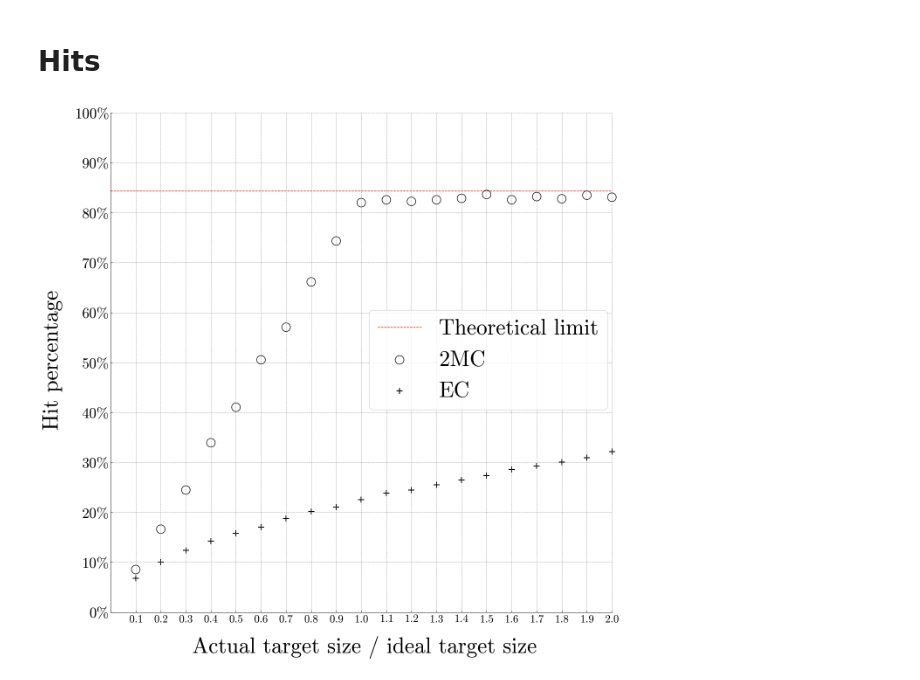
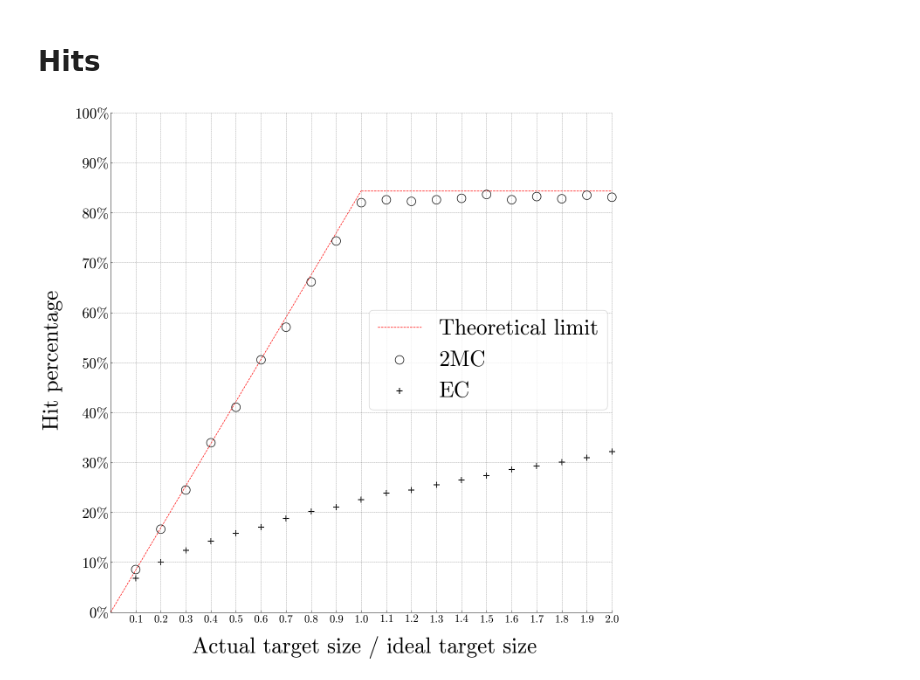
Before and after one commit to ssteinberg/solar_optical_concentrator, a Jupyter notebook: plotfin2.ipynb, the cells around one changed output. Cells and saved outputs as stored; diff of their text form; code cells hidden in the pictures.

```diff
--- a/plotfin2.ipynb
+++ b/plotfin2.ipynb
@@ -132,32 +153,34 @@ ax.tick_params(axis = 'y', which = 'both', direction = 'in', left = True, right
 ax.yaxis.set_major_formatter(ticker.StrMethodFormatter(r"{x:.0f}$\%$"))
 
 ax.spines['left'].set_position(('data', 0))
 ax.spines['left'].set_bounds((0, 100))
 ax.spines['left'].set_linewidth(0.5)
 ax.spines['bottom'].set_position(('data', 0))
 ax.spines['bottom'].set_bounds((0, 2))
 ax.spines['bottom'].set_linewidth(0.5)
 ax.spines['right'].set_position(('data', 0))
 ax.spines['right'].set_bounds((0, 100))
 ax.spines['right'].set_linewidth(0.5)
 ax.spines['top'].set_position(('data', 0))
 ax.spines['top'].set_bounds((0, 2))
 ax.spines['top'].set_linewidth(0.5)
 
-ax.plot([0, 2], [a_max / 180 * 100, a_max / 180 * 100], zorder = 0, linestyle = 'dashed', linewidth = 1, color = 'red', label = "Theoretical limit")
+ax.plot([0, 1], [0, a_max / 180 * 100], zorder = 0, linestyle = 'dashed', linewidth = 1, color = 'red', label = "Theoretical limit")
+ax.plot([1, 2], [a_max / 180 * 100, a_max / 180 * 100], zorder = 0, linestyle = 'dashed', linewidth = 1, color = 'red')
+
 hit2mc = np.loadtxt('finaldata/plot2/data2mc/hits.csv', delimiter = ',')
 ax.scatter(hit2mc[:, 0], hit2mc[:, 1] * 100, marker = 'o', s = 200, facecolors = 'none', edgecolors = (0, 0, 0), label = "2MC")
 hitell = np.loadtxt('finaldata/plot2/dataell/hits.csv', delimiter = ',')
 ax.scatter(hitell[:, 0], hitell[:, 1] * 100, marker = '+', s = 100, color = (0, 0, 0), label = "EC")
 
 ax.hlines(y = [0, 10, 20, 30, 40, 50, 60, 70, 80, 90, 100], xmin = 0, xmax = 2, linestyle = 'dashed', linewidth = 0.5, color = 'grey')
 ax.vlines(x = [0, 0.1, 0.2, 0.3, 0.4, 0.5, 0.6, 0.7, 0.8, 0.9, 1.0, 1.1, 1.2, 1.3, 1.4, 1.5, 1.6, 1.7, 1.8, 1.9, 2.0], ymin = 0, ymax = 100, linestyle = 'dashed', linewidth = 0.5, color = 'grey')
 ax.set_xlim(0, 2.025)
 ax.set_ylim(0, 101)
 ax.get_xticklabels()[0].set_visible(False)
 ax.set_xlabel("Actual target size / ideal target size", size = 36, labelpad = 20)
 ax.set_ylabel("Hit percentage", size = 36, labelpad = 20)
 ax.legend(loc = "center right", fontsize = 36)
 plt.show()
 # %% [output]
-[figure, old version]
+[figure, new version]
```
Also changed, not shown: parts of 3 cells of this notebook, 5 other files.
